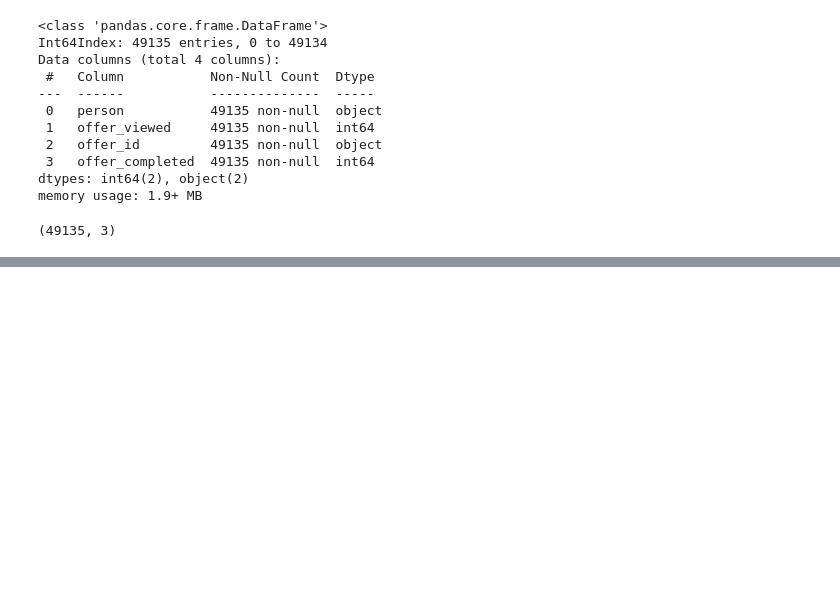
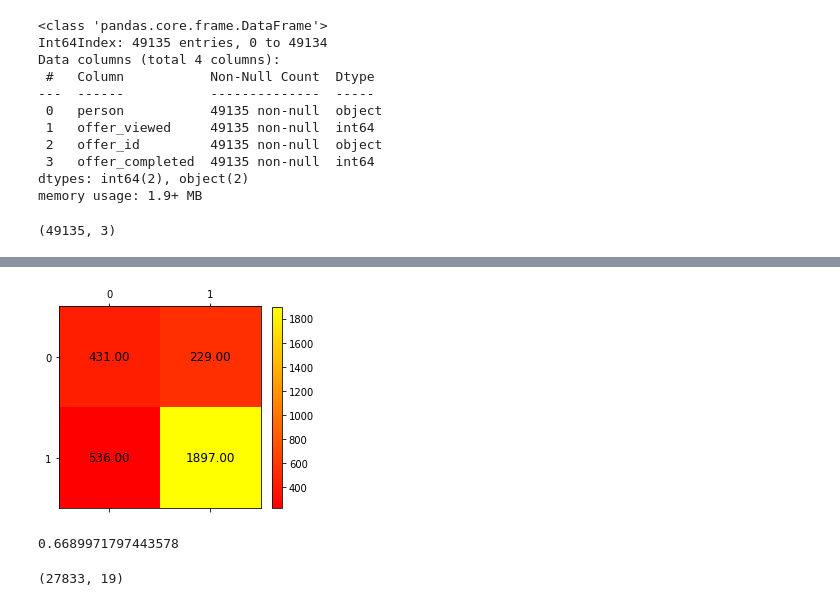
Before and after one commit to KWeselski/Starbucks_Capstone, a Jupyter notebook: Analysis_data.ipynb, the cells around one changed output, grey strips where cells are left out. Cells and saved outputs as stored; diff of their text form; code cells hidden in the pictures; blank space fills up the shorter version.

```diff
--- a/Analysis_data.ipynb
+++ b/Analysis_data.ipynb
@@ -577,0 +654,16 @@ plt.show()
+# %%
+import xgboost as xgb
+model = xgb.XGBClassifier(silent=False,
+                      scale_pos_weight=1,
+                      learning_rate=0.01,
+                      colsample_bytree = 0.4,
+                      subsample = 0.8,
+                      objective='binary:logistic',
+                      n_estimators=1000,
+                      reg_alpha = 0.3,
+                      max_depth=10,
+                      gamma=10)
+#model = xgb.XGBClassifier(**xgb_params)
+model.fit(X_train,y_train)
+y_pred = model.predict(X_test)
+predictions = [round(value) for value in y_pred]
@@ -577,0 +681,18 @@ plt.show()
+# %%
+cm = confusion_matrix(y_test,y_pred)
+img = plt.matshow(cm, cmap=plt.cm.autumn)
+plt.colorbar(img, fraction=0.045)
+for x in range(cm.shape[0]):
+    for y in range(cm.shape[1]):
+        plt.text(x,y, "%0.2f" %cm[x,y], size=12, color='black', ha='center', va='center')
+plt.show()
+# %% [output]
+[figure, added]
+# %%
+roc_auc_score(y_test,y_pred)
+# %% [output]
+0.6689971797443578
+# %%
+X_train.shape
+# %% [output]
+(27833, 19)
```
Also changed, not shown: parts of 39 cells of this notebook.
